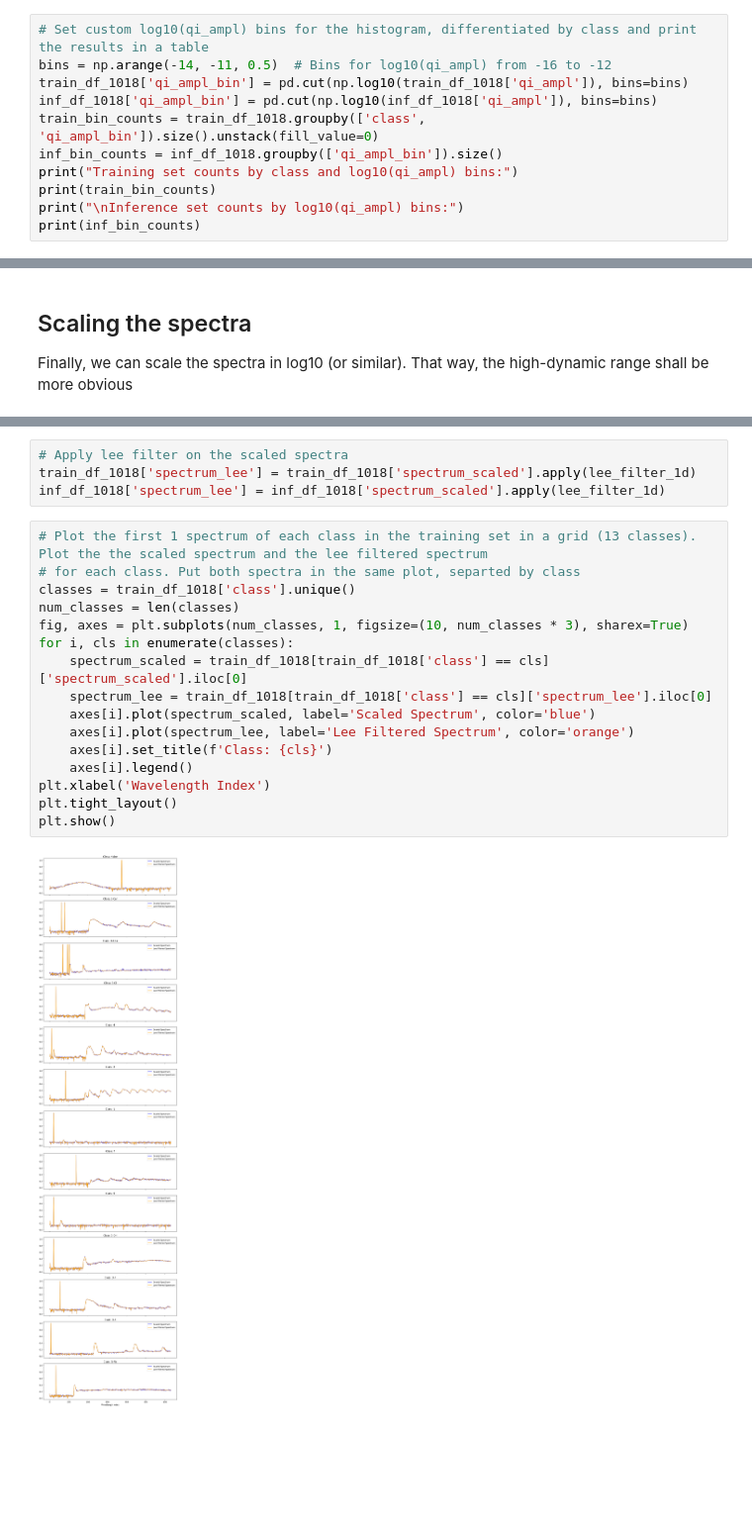
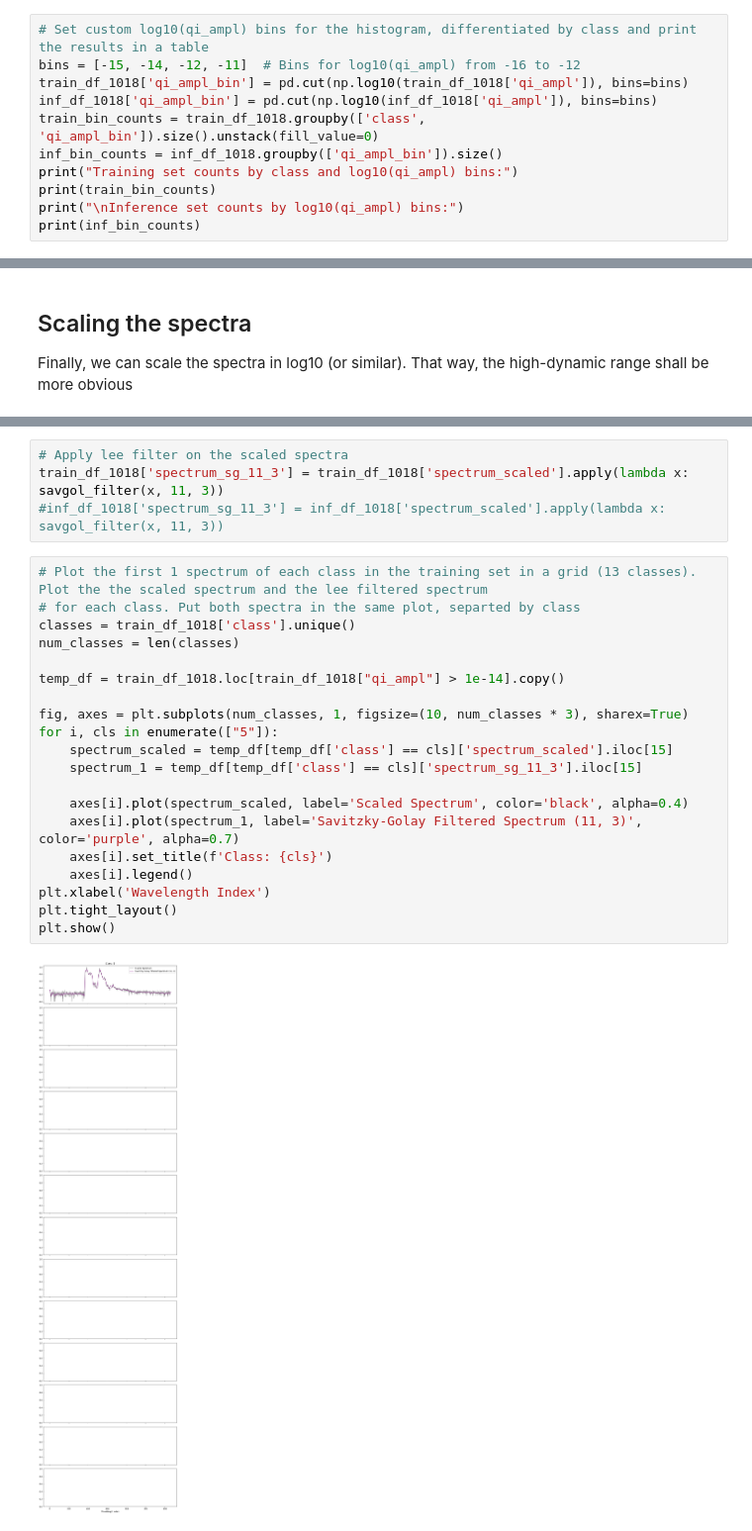
Before and after one commit to turanbulmus/cda-dust-analyzer, a Jupyter notebook: Notebooks/00_fetch_n_parse.ipynb, the cells around one changed output, grey strips where cells are left out. Shown at 99% size. Cells and saved outputs as stored; diff of their text form; blank space fills up the shorter version.

Commit message:
feat: :sparkles: savgol filter + qi splitting

```diff
--- a/Notebooks/00_fetch_n_parse.ipynb
+++ b/Notebooks/00_fetch_n_parse.ipynb
@@ -182,6 +182,6 @@ Total number of spectra in the inference set: 211552
 # %%
 # Set custom log10(qi_ampl) bins for the histogram, differentiated by class and print the results in a table
-bins = np.arange(-14, -11, 0.5)  # Bins for log10(qi_ampl) from -16 to -12
+bins = [-15, -14, -12, -11]  # Bins for log10(qi_ampl) from -16 to -12
 train_df_1018['qi_ampl_bin'] = pd.cut(np.log10(train_df_1018['qi_ampl']), bins=bins)
 inf_df_1018['qi_ampl_bin'] = pd.cut(np.log10(inf_df_1018['qi_ampl']), bins=bins)
 train_bin_counts = train_df_1018.groupby(['class', 'qi_ampl_bin']).size().unstack(fill_value=0)
@@ -262,22 +263,26 @@ def lee_filter_1d(signal, window_size=3, noise_var=None):
 # %%
 # Apply lee filter on the scaled spectra
-train_df_1018['spectrum_lee'] = train_df_1018['spectrum_scaled'].apply(lee_filter_1d)
-inf_df_1018['spectrum_lee'] = inf_df_1018['spectrum_scaled'].apply(lee_filter_1d)
+train_df_1018['spectrum_sg_11_3'] = train_df_1018['spectrum_scaled'].apply(lambda x: savgol_filter(x, 11, 3))
+#inf_df_1018['spectrum_sg_11_3'] = inf_df_1018['spectrum_scaled'].apply(lambda x: savgol_filter(x, 11, 3))
 # %%
 # Plot the first 1 spectrum of each class in the training set in a grid (13 classes). Plot the the scaled spectrum and the lee filtered spectrum
 # for each class. Put both spectra in the same plot, separted by class
 classes = train_df_1018['class'].unique()
 num_classes = len(classes)
+
+temp_df = train_df_1018.loc[train_df_1018["qi_ampl"] > 1e-14].copy()
+
 fig, axes = plt.subplots(num_classes, 1, figsize=(10, num_classes * 3), sharex=True)
-for i, cls in enumerate(classes):
-    spectrum_scaled = train_df_1018[train_df_1018['class'] == cls]['spectrum_scaled'].iloc[0]
-    spectrum_lee = train_df_1018[train_df_1018['class'] == cls]['spectrum_lee'].iloc[0]
-    axes[i].plot(spectrum_scaled, label='Scaled Spectrum', color='blue')
-    axes[i].plot(spectrum_lee, label='Lee Filtered Spectrum', color='orange')
+for i, cls in enumerate(["5"]):
+    spectrum_scaled = temp_df[temp_df['class'] == cls]['spectrum_scaled'].iloc[15]
+    spectrum_1 = temp_df[temp_df['class'] == cls]['spectrum_sg_11_3'].iloc[15]
+
+    axes[i].plot(spectrum_scaled, label='Scaled Spectrum', color='black', alpha=0.4)
+    axes[i].plot(spectrum_1, label='Savitzky-Golay Filtered Spectrum (11, 3)', color='purple', alpha=0.7)
     axes[i].set_title(f'Class: {cls}')
     axes[i].legend()
 plt.xlabel('Wavelength Index')
 plt.tight_layout()
 plt.show()
 # %% [output]
-[figure, old version]
+[figure, new version]
```
Also changed, not shown: parts of 7 cells of this notebook, 1 other file.
